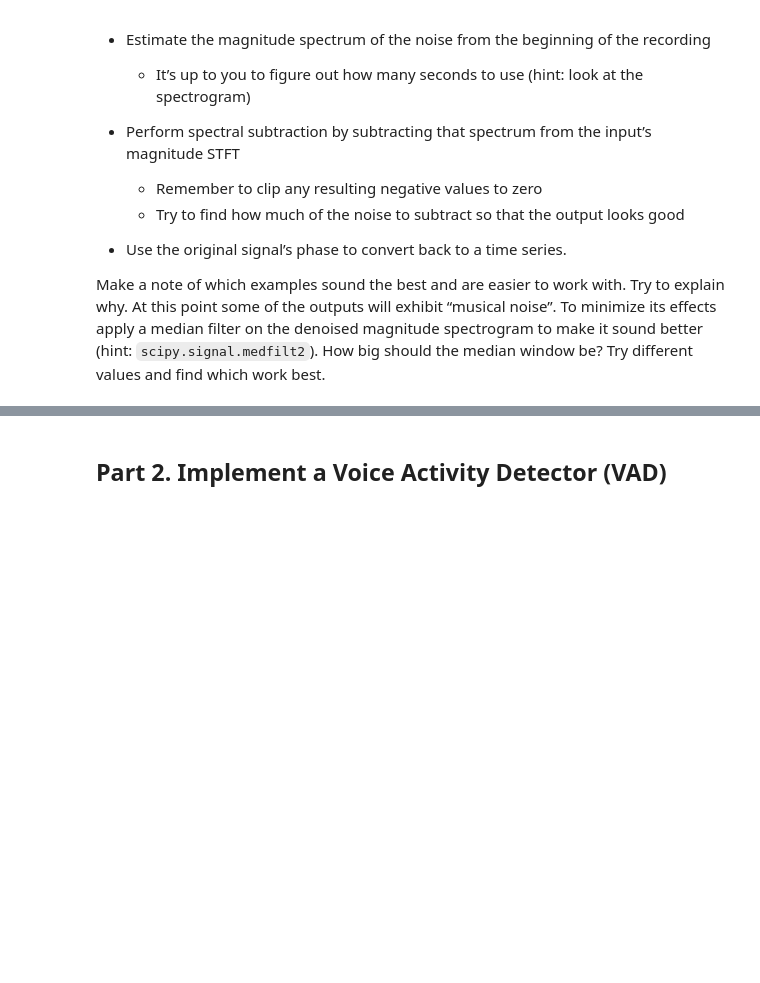
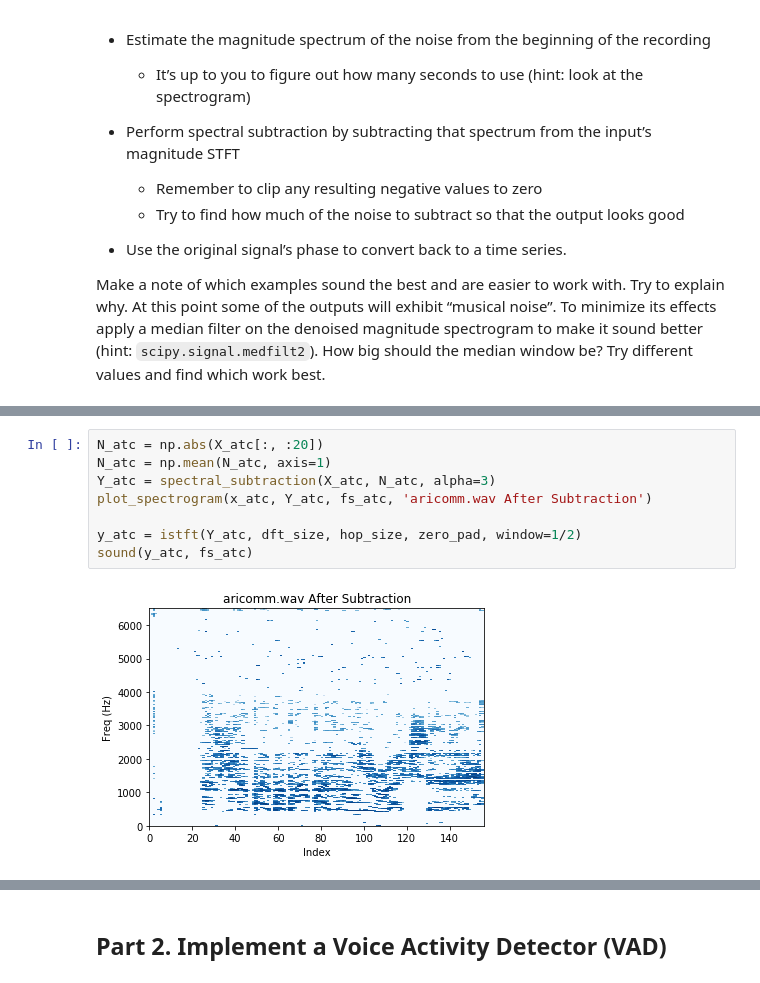
Before and after one commit to taiyingchen/CS498PS, a Jupyter notebook: Lab_6.ipynb, the cells around one changed output, grey strips where cells are left out. Drawn from its saved outputs; the diff is of its cells as text; blank space fills up the shorter version.

```diff
--- a/Lab_6.ipynb
+++ b/Lab_6.ipynb
@@ -30,0 +134,10 @@ raise NotImplementedError()
+# %%
+N_atc = np.abs(X_atc[:, :20])
+N_atc = np.mean(N_atc, axis=1)
+Y_atc = spectral_subtraction(X_atc, N_atc, alpha=3)
+plot_spectrogram(x_atc, Y_atc, fs_atc, 'aricomm.wav After Subtraction')
+
+y_atc = istft(Y_atc, dft_size, hop_size, zero_pad, window=1/2)
+sound(y_atc, fs_atc)
+# %% [output]
+[figure, added]
```
Also changed, not shown: parts of 11 cells of this notebook.
